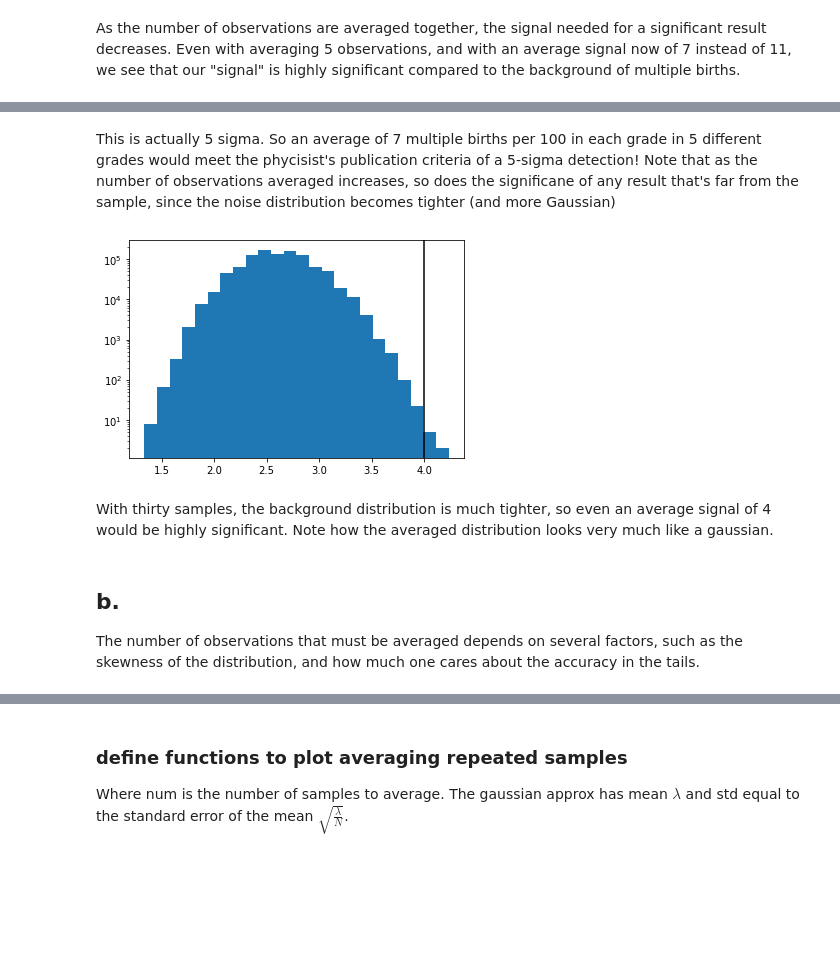
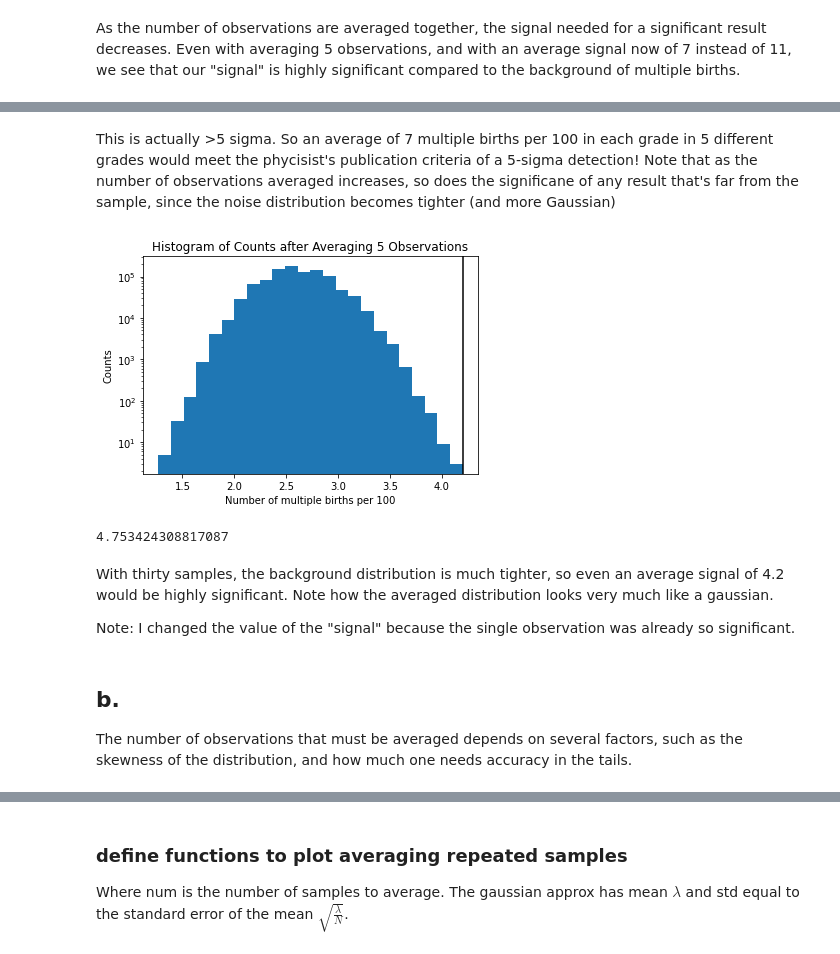
Before and after one commit to ykwang1/phys-576, a Jupyter notebook: homework/notebooks/Homework1.ipynb, the cells around one changed output, grey strips where cells are left out. Cells and saved outputs as stored; diff of their text form; code cells hidden in the pictures; blank space fills up the shorter version.

```diff
--- a/homework/notebooks/Homework1.ipynb
+++ b/homework/notebooks/Homework1.ipynb
@@ -100,5 +103,5 @@ norm.ppf(1 - p_avg)
 # %% [markdown]
-This is actually 5 sigma. So an average of 7 multiple births per 100 in each grade in 5 different grades would meet the phycisist's publication criteria of a 5-sigma detection! Note that as the number of observations averaged increases, so does the significane of any result that's far from the sample, since the noise distribution becomes tighter (and more Gaussian)
+This is actually >5 sigma. So an average of 7 multiple births per 100 in each grade in 5 different grades would meet the phycisist's publication criteria of a 5-sigma detection! Note that as the number of observations averaged increases, so does the significane of any result that's far from the sample, since the noise distribution becomes tighter (and more Gaussian)
 # %%
 n = 30 # number of observations to average together
 n_samples = 1000000
@@ -108,19 +111,27 @@ for ii in range(n):
 
 avgs = sum(samples) / n
 # %%
-plt.hist(avgs, bins=24)
-plt.axvline(4, color='k')
+plt.hist(avgs, bins=24, label='avg of 30 samples')
+plt.axvline(4.2, color='k', label='signal: 4.2')
 plt.yscale('log')
+plt.xlabel('Number of multiple births per 100')
+plt.ylabel('Counts')
+plt.title('Histogram of Counts after Averaging 5 Observations')
 plt.show()
 # %% [output]
-[figure, old version]
+[figure, new version]
 # %%
-p_avg2 = sum(avgs >= 4) / n_samples
+p_avg2 = sum(avgs >= 4.2) / n_samples
+norm.ppf(1 - p_avg2)
+# %% [output]
+4.753424308817087
 # %% [markdown]
-With thirty samples, the background distribution is much tighter, so even an average signal of 4 would be highly significant. Note how the averaged distribution looks very much like a gaussian.
+With thirty samples, the background distribution is much tighter, so even an average signal of 4.2 would be highly significant. Note how the averaged distribution looks very much like a gaussian.
+
+Note: I changed the value of the "signal" because the single observation was already so significant.
 # %% [markdown]
 ## b.
-The number of observations that must be averaged depends on several factors, such as the skewness of the distribution, and how much one cares about the accuracy in the tails.
+The number of observations that must be averaged depends on several factors, such as the skewness of the distribution, and how much one needs accuracy in the tails.
 # %%
 from scipy.signal import convolve
 # %%
```
Also changed, not shown: parts of 11 cells of this notebook, 1 other file.
